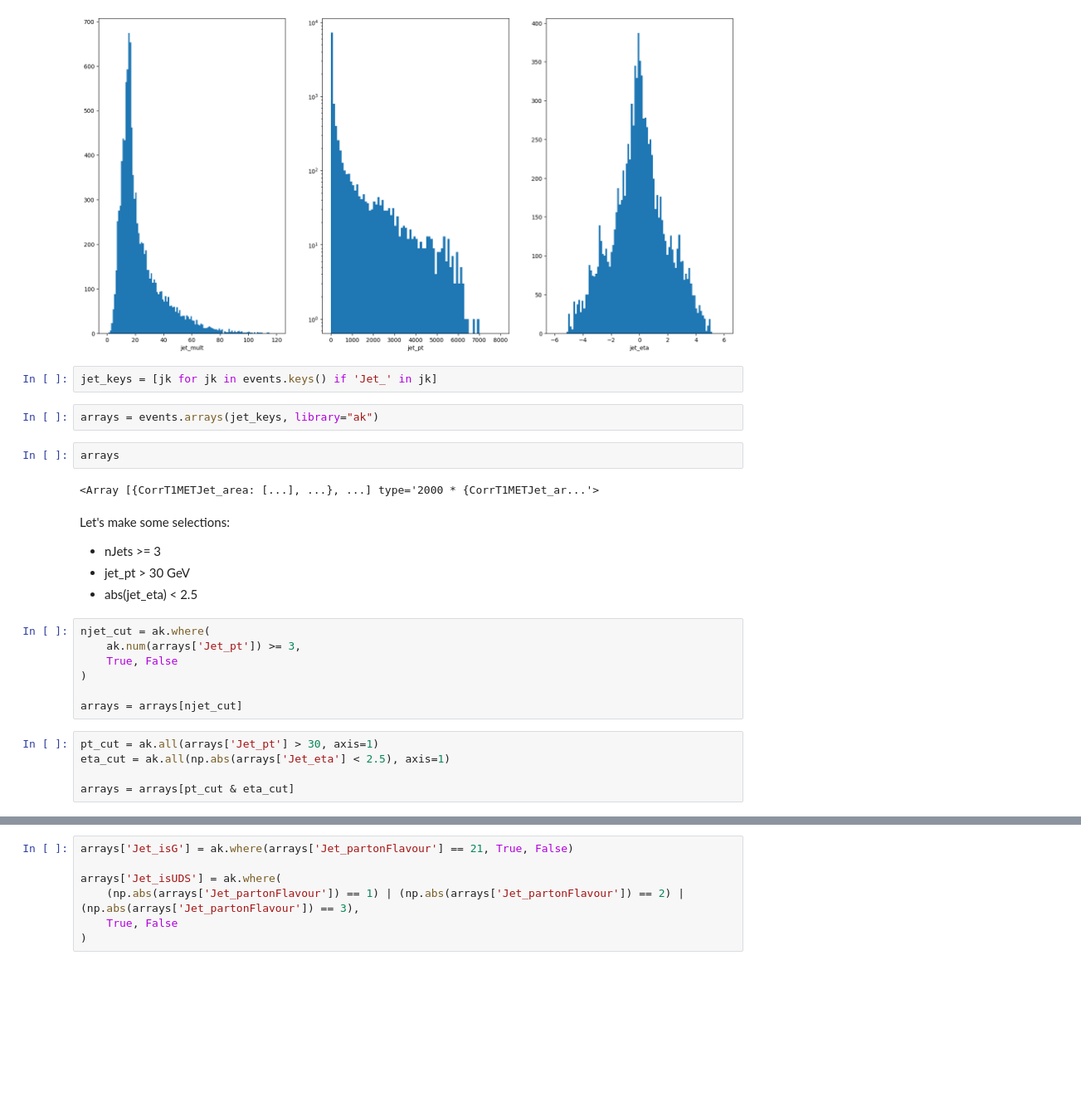
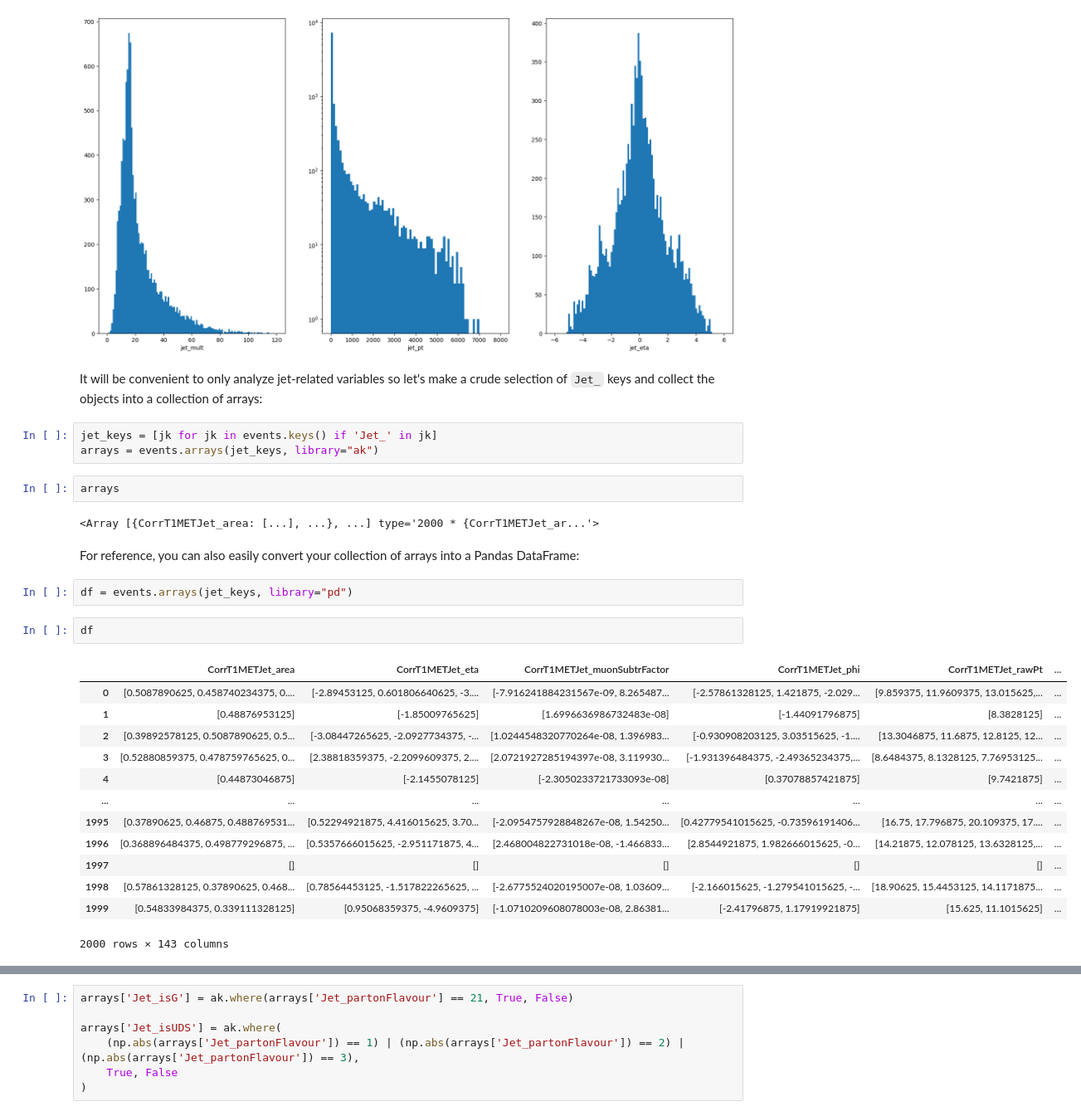
Before and after one commit to cms-dpoa/cms-nikhef-tutorial, a Jupyter notebook: cms-tutorial.ipynb, the cells around one changed output, grey strips where cells are left out. Shown at 83% size. Drawn from its saved outputs; the diff is of its cells as text; blank space fills up the shorter version.

```diff
--- a/cms-tutorial.ipynb
+++ b/cms-tutorial.ipynb
@@ -263,30 +275,33 @@ axes[2].set_xlabel('jet_eta')
 # %% [output]
 Text(0.5, 0, 'jet_eta')
 [figure]
+# %% [markdown]
+It will be convenient to only analyze jet-related variables so let's make a crude selection of `Jet_` keys and collect the objects into a collection of arrays:
 # %%
 jet_keys = [jk for jk in events.keys() if 'Jet_' in jk]
+arrays = events.arrays(jet_keys, library="ak")
+# %%
+arrays
+# %% [output]
+<Array [{CorrT1METJet_area: [...], ...}, ...] type='2000 * {CorrT1METJet_ar...'>
+# %% [markdown]
+For reference, you can also easily convert your collection of arrays into a Pandas DataFrame:
 # %%
-arrays = events.arrays(jet_keys, library="ak")
+df = events.arrays(jet_keys, library="pd")
 # %%
-arrays
+df
 # %% [output]
+|  | CorrT1METJet_area | CorrT1METJet_eta | CorrT1METJet_muonSubtrFactor | CorrT1METJet_phi | CorrT1METJet_rawPt | ... |
+| 0 | [0.5087890625, 0.458740234375, 0.... | [-2.89453125, 0.601806640625, -3.... | [-7.916241884231567e-09, 8.265487... | [-2.57861328125, 1.421875, -2.029... | [9.859375, 11.9609375, 13.015625,... | ... |
+| 1 | [0.48876953125] | [-1.85009765625] | [1.6996636986732483e-08] | [-1.44091796875] | [8.3828125] | ... |
+| 2 | [0.39892578125, 0.5087890625, 0.5... | [-3.08447265625, -2.0927734375, -... | [1.0244548320770264e-08, 1.396983... | [-0.930908203125, 3.03515625, -1.... | [13.3046875, 11.6875, 12.8125, 12... | ... |
+| 3 | [0.52880859375, 0.478759765625, 0... | [2.38818359375, -2.2099609375, 2.... | [2.0721927285194397e-08, 3.119930... | [-1.931396484375, -2.49365234375,... | [8.6484375, 8.1328125, 7.76953125... | ... |
+| 4 | [0.44873046875] | [-2.1455078125] | [-2.3050233721733093e-08] | [0.37078857421875] | [9.7421875] | ... |
+| ... | ... | ... | ... | ... | ... | ... |
+| 1995 | [0.37890625, 0.46875, 0.488769531... | [0.52294921875, 4.416015625, 3.70... | [-2.0954757928848267e-08, 1.54250... | [0.42779541015625, -0.73596191406... | [16.75, 17.796875, 20.109375, 17.... | ... |
+| 1996 | [0.368896484375, 0.498779296875, ... | [0.5357666015625, -2.951171875, 4... | [2.468004822731018e-08, -1.466833... | [2.8544921875, 1.982666015625, -0... | [14.21875, 12.078125, 13.6328125,... | ... |
+| 1997 | [] | [] | [] | [] | [] | ... |
+| 1998 | [0.57861328125, 0.37890625, 0.468... | [0.78564453125, -1.517822265625, ... | [-2.6775524020195007e-08, 1.03609... | [-2.166015625, -1.279541015625, -... | [18.90625, 15.4453125, 14.1171875... | ... |
+| 1999 | [0.54833984375, 0.339111328125] | [0.95068359375, -4.9609375] | [-1.0710209608078003e-08, 2.86381... | [-2.41796875, 1.17919921875] | [15.625, 11.1015625] | ... |
-<Array [{CorrT1METJet_area: [...], ...}, ...] type='2000 * {CorrT1METJet_ar...'>
+2000 rows × 143 columns
-# %% [markdown]
-Let's make some selections:
-
-* nJets >= 3
-* jet_pt > 30 GeV
-* abs(jet_eta) < 2.5
-# %%
-njet_cut = ak.where(
-    ak.num(arrays['Jet_pt']) >= 3,
-    True, False
-)
-
-arrays = arrays[njet_cut]
-# %%
-pt_cut = ak.all(arrays['Jet_pt'] > 30, axis=1)
-eta_cut = ak.all(np.abs(arrays['Jet_eta'] < 2.5), axis=1)
-
-arrays = arrays[pt_cut & eta_cut]
 # %% [markdown]
```
Also changed, not shown: parts of 10 cells of this notebook, 3 other files.
